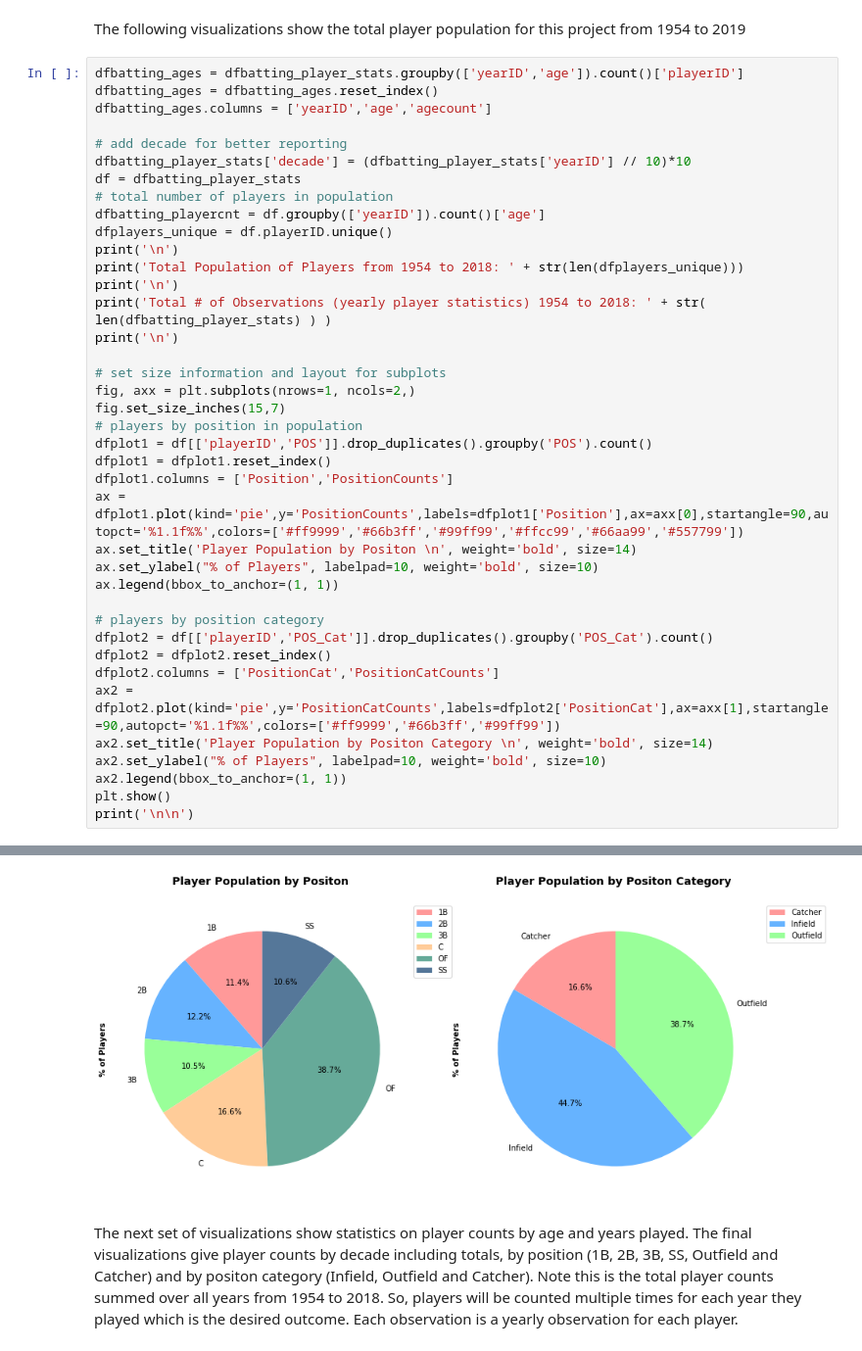
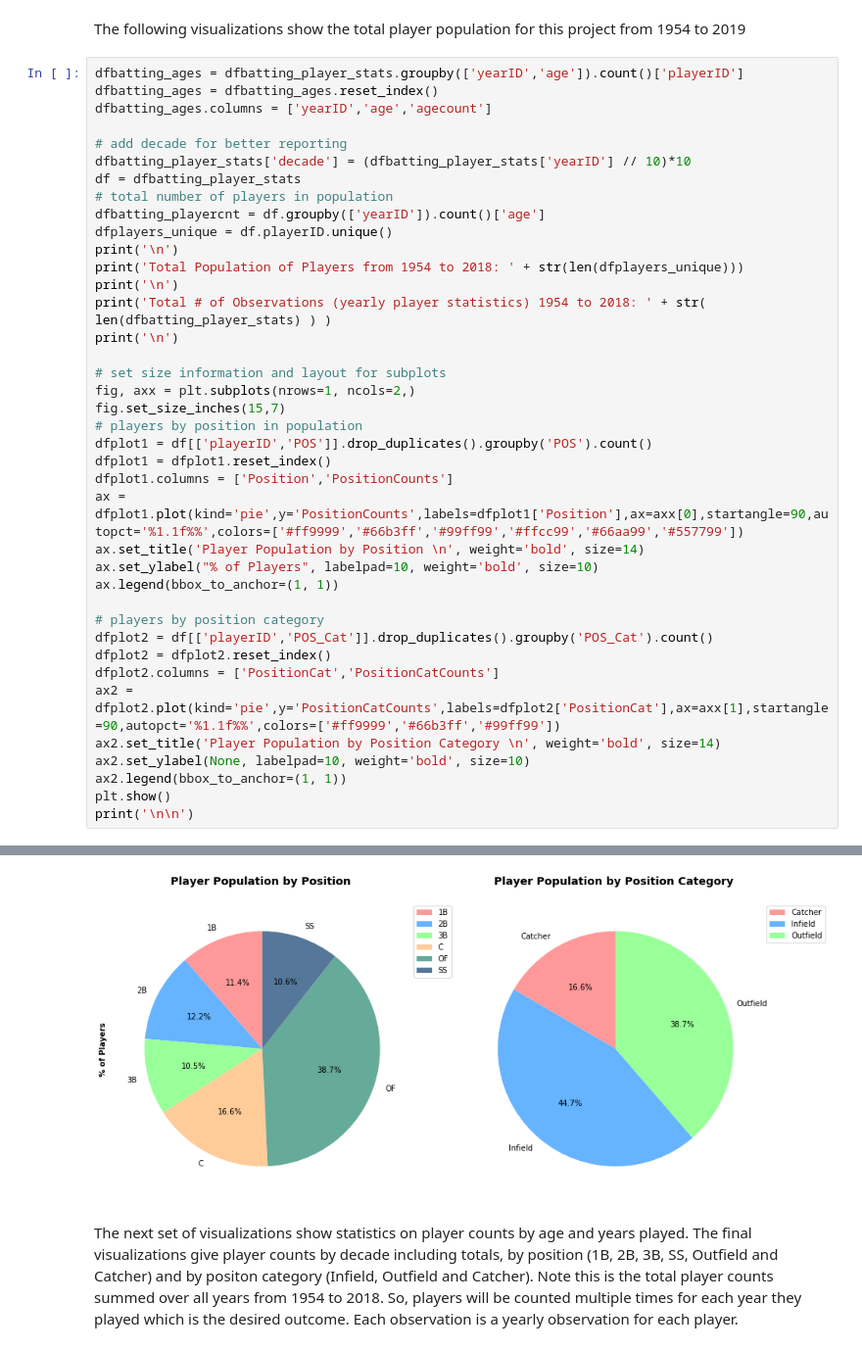
Before and after one commit to paulscheibal/SBDataScienceCert, a Jupyter notebook: CapstoneP1/Discovery/DataStory.ipynb, the cells around one changed output, grey strips where cells are left out. Shown at 98% size. Drawn from its saved outputs; the diff is of its cells as text.

```diff
--- a/CapstoneP1/Discovery/DataStory.ipynb
+++ b/CapstoneP1/Discovery/DataStory.ipynb
@@ -56,37 +56,37 @@ dfplayers_unique = df.playerID.unique()
 print('\n')
 print('Total Population of Players from 1954 to 2018: ' + str(len(dfplayers_unique)))
 print('\n')
 print('Total # of Observations (yearly player statistics) 1954 to 2018: ' + str( len(dfbatting_player_stats) ) )
 print('\n')
 
 # set size information and layout for subplots
 fig, axx = plt.subplots(nrows=1, ncols=2,)
 fig.set_size_inches(15,7)
 # players by position in population
 dfplot1 = df[['playerID','POS']].drop_duplicates().groupby('POS').count()
 dfplot1 = dfplot1.reset_index()
 dfplot1.columns = ['Position','PositionCounts']
 ax = dfplot1.plot(kind='pie',y='PositionCounts',labels=dfplot1['Position'],ax=axx[0],startangle=90,autopct='%1.1f%%',colors=['#ff9999','#66b3ff','#99ff99','#ffcc99','#66aa99','#557799'])
-ax.set_title('Player Population by Positon \n', weight='bold', size=14)
+ax.set_title('Player Population by Position \n', weight='bold', size=14)
 ax.set_ylabel("% of Players", labelpad=10, weight='bold', size=10)
 ax.legend(bbox_to_anchor=(1, 1))
 
 # players by position category
 dfplot2 = df[['playerID','POS_Cat']].drop_duplicates().groupby('POS_Cat').count()
 dfplot2 = dfplot2.reset_index()
 dfplot2.columns = ['PositionCat','PositionCatCounts']
 ax2 = dfplot2.plot(kind='pie',y='PositionCatCounts',labels=dfplot2['PositionCat'],ax=axx[1],startangle=90,autopct='%1.1f%%',colors=['#ff9999','#66b3ff','#99ff99'])
-ax2.set_title('Player Population by Positon Category \n', weight='bold', size=14)
-ax2.set_ylabel("% of Players", labelpad=10, weight='bold', size=10)
+ax2.set_title('Player Population by Position Category \n', weight='bold', size=14)
+ax2.set_ylabel(None, labelpad=10, weight='bold', size=10)
 ax2.legend(bbox_to_anchor=(1, 1))
 plt.show()
 print('\n\n')
 # %% [output]
 Total Population of Players from 1954 to 2018: 5113
 
 
 Total # of Observations (yearly player statistics) 1954 to 2018: 32487
-[figure, old version]
+[figure, new version]
 # %% [markdown]
 The next set of visualizations show statistics on player counts by age and years played.  The final visualizations give player counts by decade including totals, by position (1B, 2B, 3B, SS, Outfield and Catcher) and by positon category (Infield, Outfield and Catcher).  Note this is the total player counts summed over all years from 1954 to 2018.  So, players will be counted multiple times for each year they played which is the desired outcome.  Each observation is a yearly observation for each player.
 # %%
```
